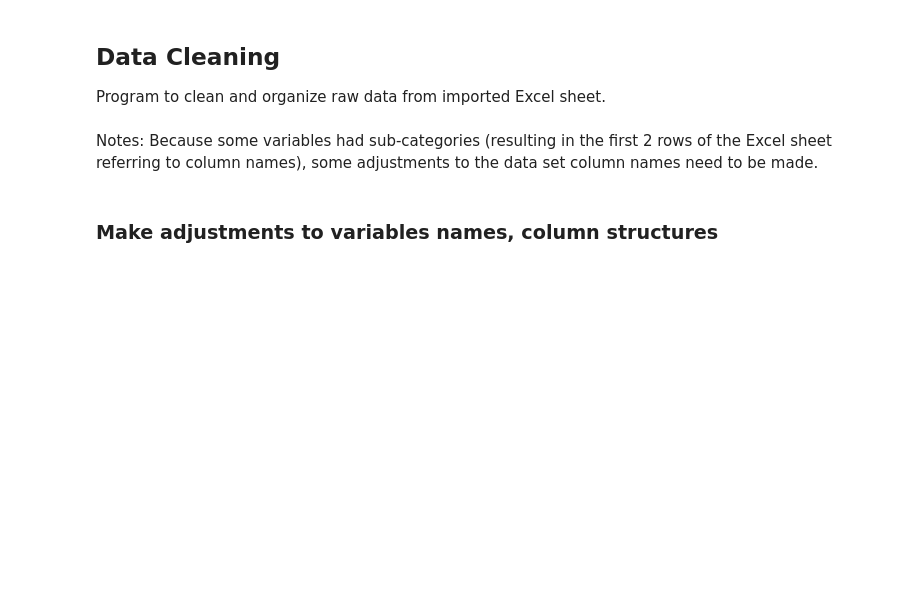
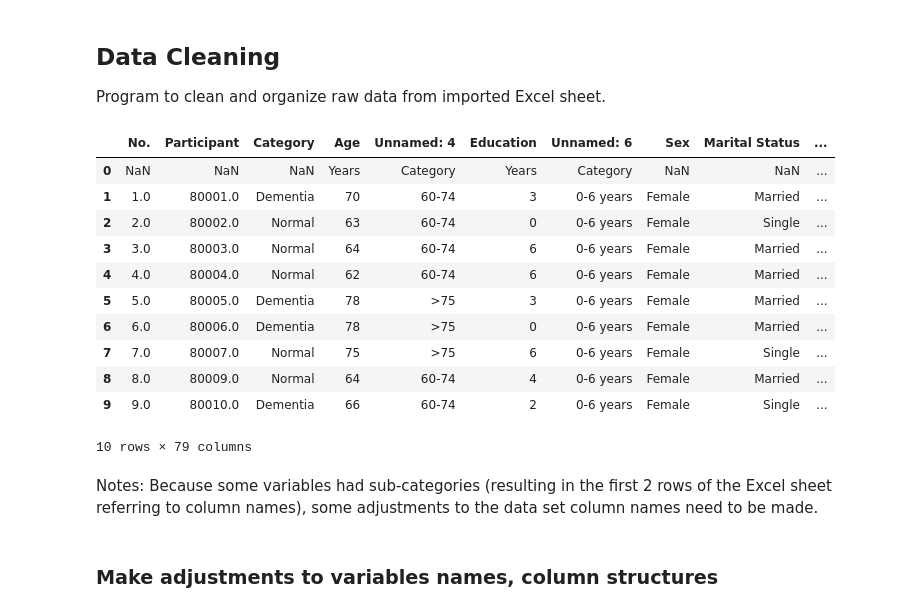
Before and after one commit to morganzimmerman/alzheimers_project, a Jupyter notebook: data_cleaning.ipynb, the cells around one changed output. Saved outputs shown, nothing was run; the diff lists cells and outputs as text; code cells hidden in the pictures; blank space fills up the shorter version.

Commit message:
Nov22 data cleaning 3

```diff
--- a/data_cleaning.ipynb
+++ b/data_cleaning.ipynb
@@ -7,10 +7,23 @@ import pandas as pd
 import missingno as miss
 # %%
 # Import the Excel sheet
-dta = pd.read_excel('/Users/morganzimmerman/Desktop/Problem_Sets/DATA_SCIENCE/final_project/data/Data_Sheet_1.xlsx',
+dta = pd.read_excel('data/Data_Sheet_1.xlsx',
                    header=[0])
 # Preview the first ten rows Excel sheet
 dta.head(10)
+# %% [output]
+|  | No. | Participant | Category | Age | Unnamed: 4 | Education | Unnamed: 6 | Sex | Marital Status | ... |
+| 0 | NaN | NaN | NaN | Years | Category | Years | Category | NaN | NaN | ... |
+| 1 | 1.0 | 80001.0 | Dementia | 70 | 60-74 | 3 | 0-6 years | Female | Married | ... |
+| 2 | 2.0 | 80002.0 | Normal | 63 | 60-74 | 0 | 0-6 years | Female | Single | ... |
+| 3 | 3.0 | 80003.0 | Normal | 64 | 60-74 | 6 | 0-6 years | Female | Married | ... |
+| 4 | 4.0 | 80004.0 | Normal | 62 | 60-74 | 6 | 0-6 years | Female | Married | ... |
+| 5 | 5.0 | 80005.0 | Dementia | 78 | >75 | 3 | 0-6 years | Female | Married | ... |
+| 6 | 6.0 | 80006.0 | Dementia | 78 | >75 | 0 | 0-6 years | Female | Married | ... |
+| 7 | 7.0 | 80007.0 | Normal | 75 | >75 | 6 | 0-6 years | Female | Single | ... |
+| 8 | 8.0 | 80009.0 | Normal | 64 | 60-74 | 4 | 0-6 years | Female | Married | ... |
+| 9 | 9.0 | 80010.0 | Dementia | 66 | 60-74 | 2 | 0-6 years | Female | Single | ... |
+10 rows × 79 columns
 # %% [markdown]
 Notes: Because some variables had sub-categories (resulting in the first 2 rows of the Excel sheet referring to column names), some adjustments to the data set column names need to be made.
 # %% [markdown]
```
